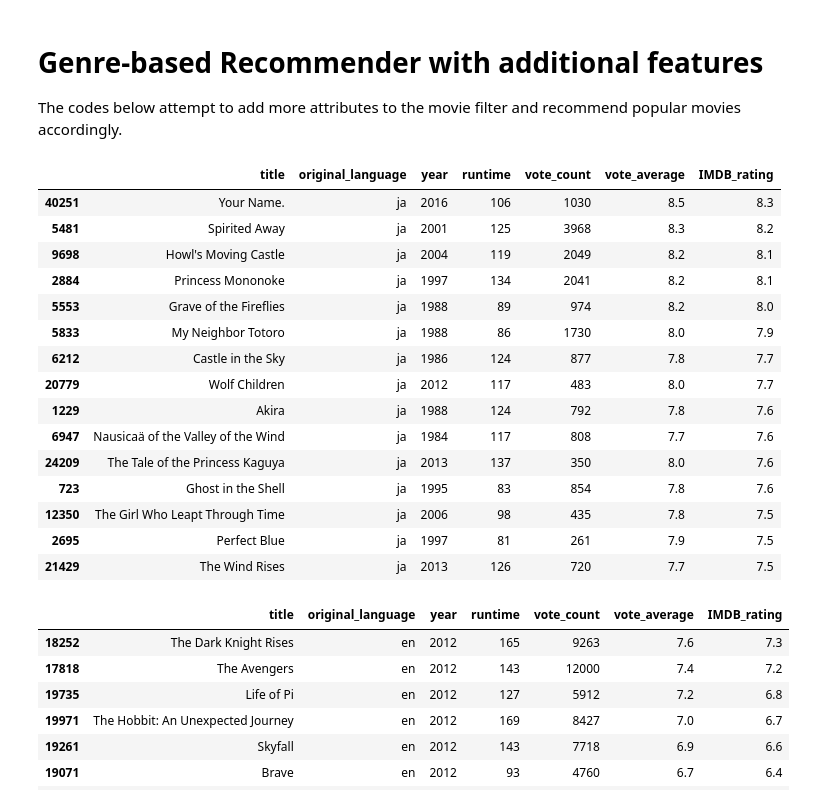
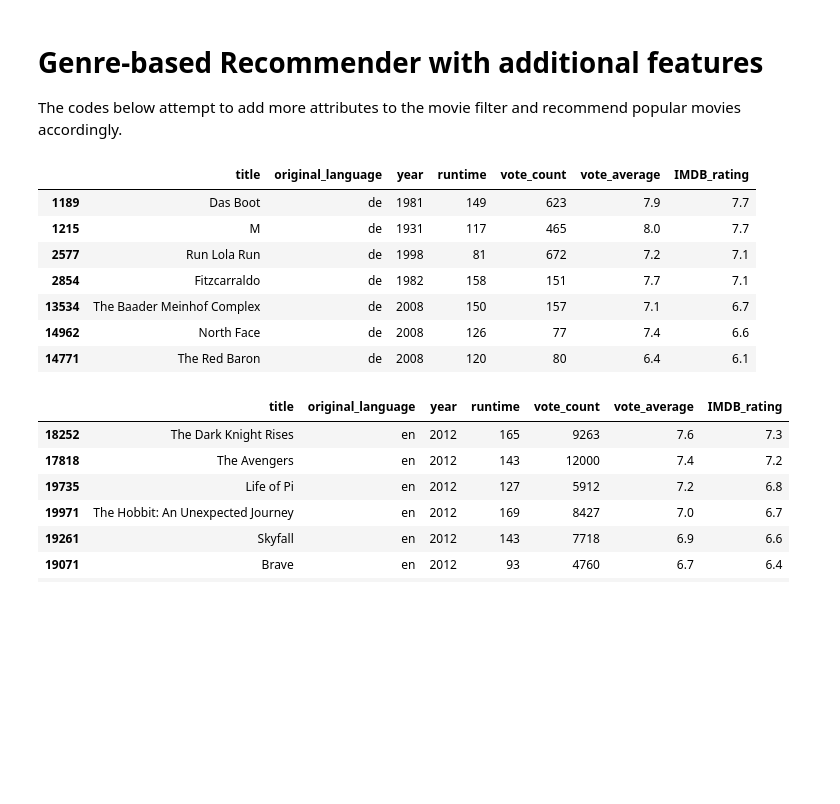
Before and after one commit to XiaoxuanLu/Movie_recommender_system, a Jupyter notebook: Simple_recommender.ipynb, the cells around one changed output. Saved outputs shown, nothing was run; the diff lists cells and outputs as text; code cells hidden in the pictures; blank space fills up the shorter version.

```diff
--- a/Simple_recommender.ipynb
+++ b/Simple_recommender.ipynb
@@ -232,24 +232,16 @@ def build_language_chart(genre, language, percentile):
 # %%
 # build a chart that shows the Top-15 rated japanese animations
 
-build_language_chart("Animation","ja", 0.85).head(15)
+build_language_chart("Action","de", 0.85).head(15)
 # %% [output]
 |  | title | original_language | year | runtime | vote_count | vote_average | IMDB_rating |
-| 40251 | Your Name. | ja | 2016 | 106 | 1030 | 8.5 | 8.3 |
-| 5481 | Spirited Away | ja | 2001 | 125 | 3968 | 8.3 | 8.2 |
-| 9698 | Howl's Moving Castle | ja | 2004 | 119 | 2049 | 8.2 | 8.1 |
-| 2884 | Princess Mononoke | ja | 1997 | 134 | 2041 | 8.2 | 8.1 |
-| 5553 | Grave of the Fireflies | ja | 1988 | 89 | 974 | 8.2 | 8.0 |
-| 5833 | My Neighbor Totoro | ja | 1988 | 86 | 1730 | 8.0 | 7.9 |
-| 6212 | Castle in the Sky | ja | 1986 | 124 | 877 | 7.8 | 7.7 |
-| 20779 | Wolf Children | ja | 2012 | 117 | 483 | 8.0 | 7.7 |
-| 1229 | Akira | ja | 1988 | 124 | 792 | 7.8 | 7.6 |
-| 6947 | Nausicaä of the Valley of the Wind | ja | 1984 | 117 | 808 | 7.7 | 7.6 |
-| 24209 | The Tale of the Princess Kaguya | ja | 2013 | 137 | 350 | 8.0 | 7.6 |
-| 723 | Ghost in the Shell | ja | 1995 | 83 | 854 | 7.8 | 7.6 |
-| 12350 | The Girl Who Leapt Through Time | ja | 2006 | 98 | 435 | 7.8 | 7.5 |
-| 2695 | Perfect Blue | ja | 1997 | 81 | 261 | 7.9 | 7.5 |
-| 21429 | The Wind Rises | ja | 2013 | 126 | 720 | 7.7 | 7.5 |
+| 1189 | Das Boot | de | 1981 | 149 | 623 | 7.9 | 7.7 |
+| 1215 | M | de | 1931 | 117 | 465 | 8.0 | 7.7 |
+| 2577 | Run Lola Run | de | 1998 | 81 | 672 | 7.2 | 7.1 |
+| 2854 | Fitzcarraldo | de | 1982 | 158 | 151 | 7.7 | 7.1 |
+| 13534 | The Baader Meinhof Complex | de | 2008 | 150 | 157 | 7.1 | 6.7 |
+| 14962 | North Face | de | 2008 | 126 | 77 | 7.4 | 6.6 |
+| 14771 | The Red Baron | de | 2008 | 120 | 80 | 6.4 | 6.1 |
 # %%
 # build a function that takes two additional filters (i.e language and year) and a percentile and outputs top 250 movies based on their ratings.
 
```
Also changed, not shown: parts of 7 cells of this notebook.
